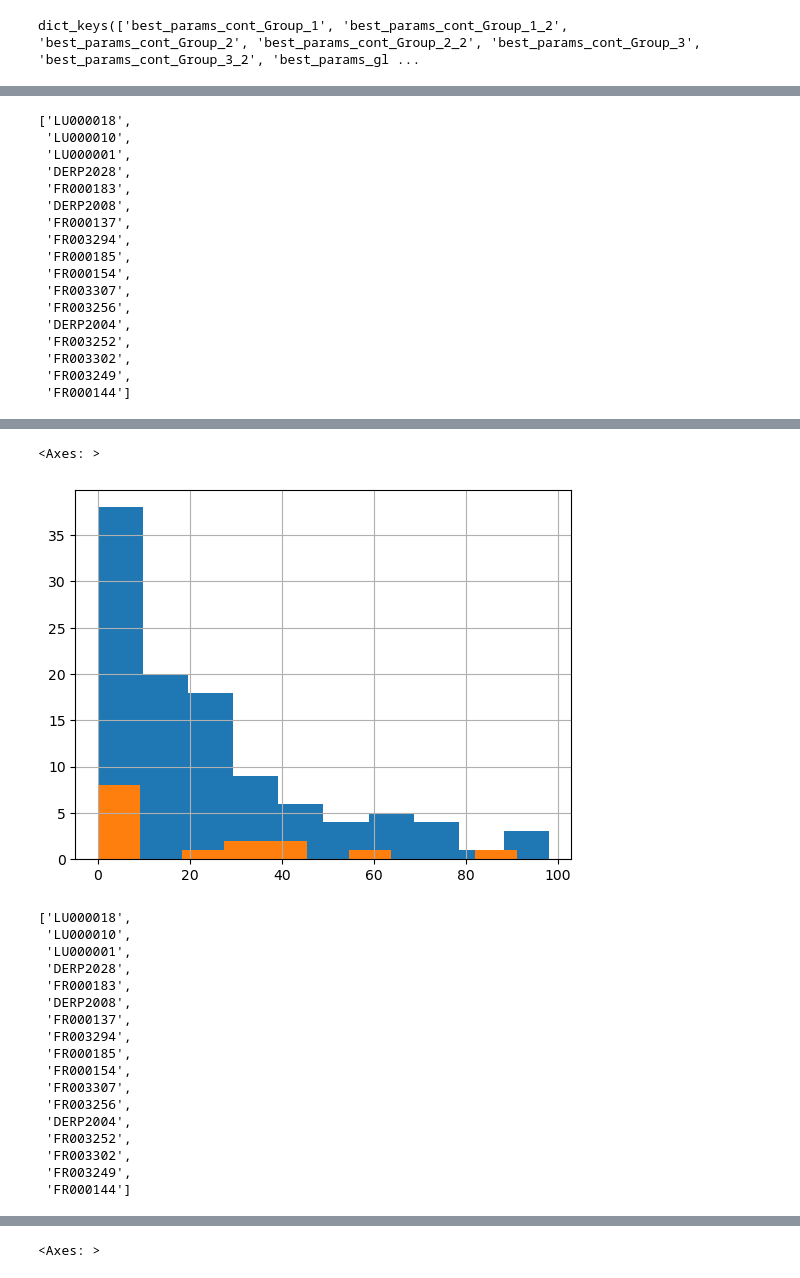
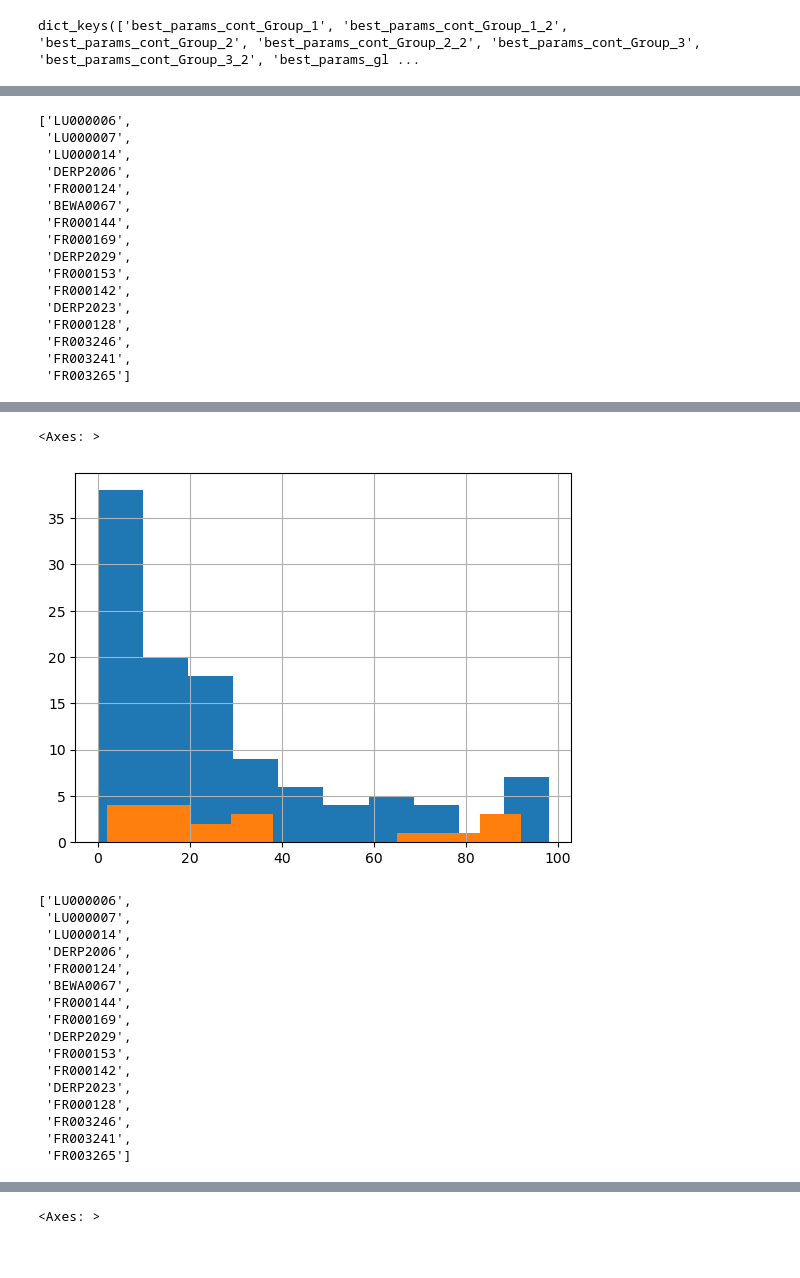
Before and after one commit to thiagovmdon/estreams_superflexpy, a Jupyter notebook: code/c_modelling_distributed_Moselle_3_geologies_groups.ipynb, the cells around one changed output, grey strips where cells are left out. Saved outputs shown, nothing was run; the diff lists cells and outputs as text; code cells hidden in the pictures.

```diff
--- a/code/c_modelling_distributed_Moselle_3_geologies_groups.ipynb
+++ b/code/c_modelling_distributed_Moselle_3_geologies_groups.ipynb
@@ -1269,26 +1221,25 @@ list_cal = ['FR000184',
  'FR003272',
  'DEBU1958']
 # %%
-list_cal = estreams_attributes_clipped_filters[estreams_attributes_clipped_filters.group == "Group_1"].index.tolist()
+list_cal = estreams_attributes_clipped_filters[estreams_attributes_clipped_filters.group == "Group_2"].index.tolist()
 list_cal
 # %% [output]
-['LU000018',
- 'LU000010',
- 'LU000001',
- 'DERP2028',
- 'FR000183',
- 'DERP2008',
- 'FR000137',
- 'FR003294',
- 'FR000185',
- 'FR000154',
- 'FR003307',
- 'FR003256',
- 'DERP2004',
- 'FR003252',
- 'FR003302',
- 'FR003249',
- 'FR000144']
+['LU000006',
+ 'LU000007',
+ 'LU000014',
+ 'DERP2006',
+ 'FR000124',
+ 'BEWA0067',
+ 'FR000144',
+ 'FR000169',
+ 'DERP2029',
+ 'FR000153',
+ 'FR000142',
+ 'DERP2023',
+ 'FR000128',
+ 'FR003246',
+ 'FR003241',
+ 'FR003265']
 # %%
 list_cal = estreams_attributes_clipped_filters[estreams_attributes_clipped_filters.group == "Group_3"].index.tolist()
 estreams_attributes_clipped_filters.loc[list_cal, ["area_estreams",'perm_high_regi',
@@ -1314,34 +1265,33 @@ estreams_attributes_clipped_filters.loc[list_cal, ["area_estreams",'perm_high_re
 | DEBU1957 | 6970.000 | 33.0 | 64.0 | 3.0 | 33.0 | 66.0 | ... |
 | DEBU1959 | 27100.000 | 25.0 | 56.0 | 19.0 | 31.0 | 65.0 | ... |
 # %%
-list_cal = estreams_attributes_clipped_filters[estreams_attributes_clipped_filters.group == "Group_5"].index.tolist()
+list_cal = estreams_attributes_clipped_filters[estreams_attributes_clipped_filters.group == "Group_2"].index.tolist()
 
 estreams_attributes_clipped_filters.perm_high_regi.hist()
 estreams_attributes_clipped_filters.loc[list_cal, ["area_estreams",'perm_high_regi',
        'perm_medium_regi', 'perm_low_regi', 'perm_high_glob2',
        'perm_medium_glob2', 'perm_low_glob2']].sort_values("area_estreams").perm_high_regi.hist()
 # %% [output]
 <Axes: >
-[figure, old version]
+[figure, new version]
 # %%
 list_cal
 # %% [output]
-['LU000018',
- 'LU000010',
- 'LU000001',
- 'DERP2028',
- 'FR000183',
- 'DERP2008',
- 'FR000137',
- 'FR003294',
- 'FR000185',
- 'FR000154',
- 'FR003307',
- 'FR003256',
- 'DERP2004',
- 'FR003252',
- 'FR003302',
- 'FR003249',
- 'FR000144']
+['LU000006',
+ 'LU000007',
+ 'LU000014',
+ 'DERP2006',
+ 'FR000124',
+ 'BEWA0067',
+ 'FR000144',
+ 'FR000169',
+ 'DERP2029',
+ 'FR000153',
+ 'FR000142',
+ 'DERP2023',
+ 'FR000128',
+ 'FR003246',
+ 'FR003241',
+ 'FR003265']
 # %%
 list_cal = [
```
Also changed, not shown: parts of 41 cells of this notebook.
